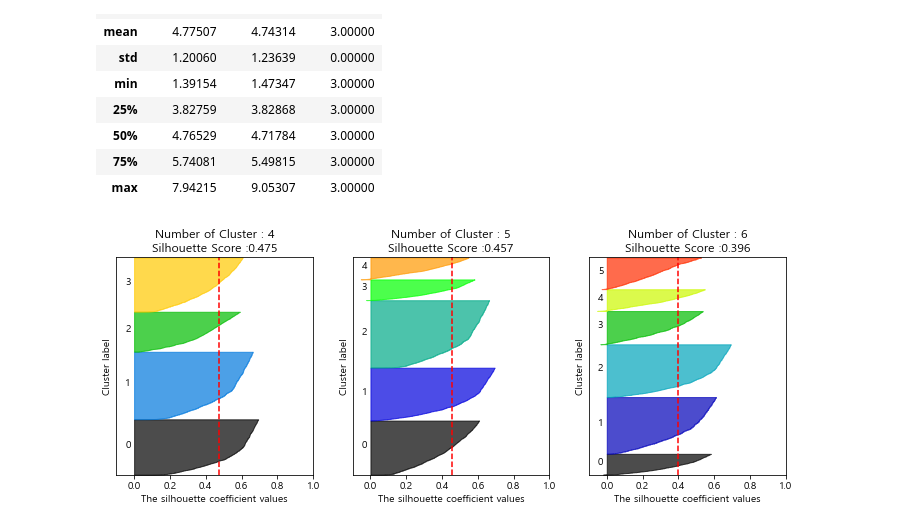
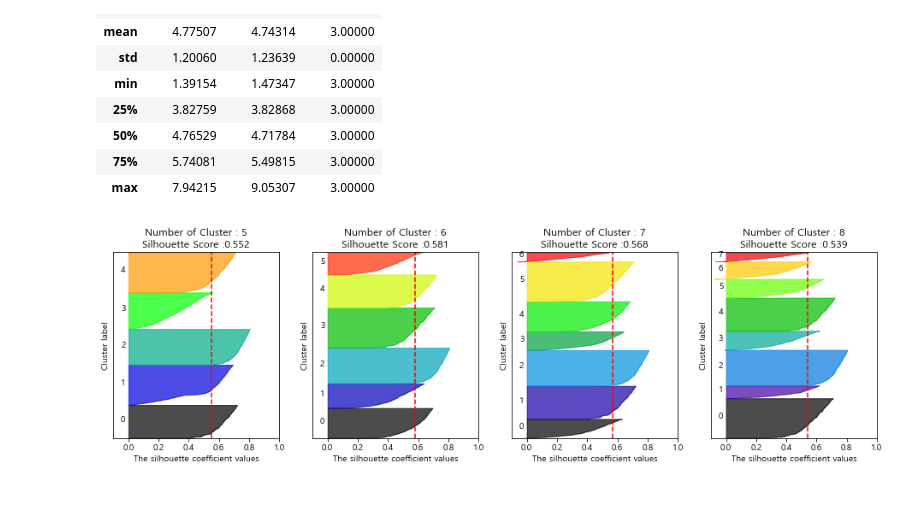
Before and after one commit to leejunghyunA/second_projects, a Jupyter notebook: M_월별평균금액 및 vip_1022.ipynb, the cells around one changed output. Saved outputs shown, nothing was run; the diff lists cells and outputs as text; code cells hidden in the pictures; blank space fills up the shorter version.

```diff
--- a/M_월별평균금액 및 vip_1022.ipynb
+++ b/M_월별평균금액 및 vip_1022.ipynb
@@ -1941,6 +2138,6 @@ grade_df2
 18866 rows × 11 columns
 # %%
 for i in range(3):
-    df = pd.DataFrame(grade_df2[[f'{type_list[i]}_구매횟수 등급',f'{type_list[i]}_구매액 등급',f'diff_{type_list[i]}', '전체_구매횟수 등급', '전체_구매액 등급']].value_counts())
+    df = pd.DataFrame(grade_df2[[f'{type_list[i]}_구매횟수 등급',f'{type_list[i]}_구매액 등급',f'diff_{type_list[i]}']].value_counts())
     display(df.sort_index(level = 0))
 # %% [output]
@@ -2350,35 +2554,35 @@ def visualize_silhouette(cluster_lists, X_features):
 
         y_lower = 10
         axs[ind].set_title('Number of Cluster : '+ str(n_cluster)+'\n' \
                           'Silhouette Score :' + str(round(sil_avg,3)) )
         axs[ind].set_xlabel("The silhouette coefficient values")
         axs[ind].set_ylabel("Cluster label")
         axs[ind].set_xlim([-0.1, 1])
         axs[ind].set_ylim([0, len(X_features) + (n_cluster + 1) * 10])
         axs[ind].set_yticks([])  # Clear the yaxis labels / ticks
         axs[ind].set_xticks([0, 0.2, 0.4, 0.6, 0.8, 1])
 
         # 클러스터링 갯수별로 fill_betweenx( )형태의 막대 그래프 표현.
         for i in range(n_cluster):
             ith_cluster_sil_values = sil_values[cluster_labels==i]
             ith_cluster_sil_values.sort()
 
             size_cluster_i = ith_cluster_sil_values.shape[0]
             y_upper = y_lower + size_cluster_i
 
             color = cm.nipy_spectral(float(i) / n_cluster)
             axs[ind].fill_betweenx(np.arange(y_lower, y_upper), 0, ith_cluster_sil_values, \
                                 facecolor=color, edgecolor=color, alpha=0.7)
             axs[ind].text(-0.05, y_lower + 0.5 * size_cluster_i, str(i))
             y_lower = y_upper + 10
 
         axs[ind].axvline(x=sil_avg, color="red", linestyle="--")
 
 
-cluster_list = [4,5,6]
+cluster_list = [5,6,7,8]
 visualize_silhouette(cluster_list, data)
 # %% [output]
-[figure, old version]
+[figure, new version]
 # %%
 #시각화
 # 플롯
```
Also changed, not shown: parts of 45 cells of this notebook, 12 other files.
